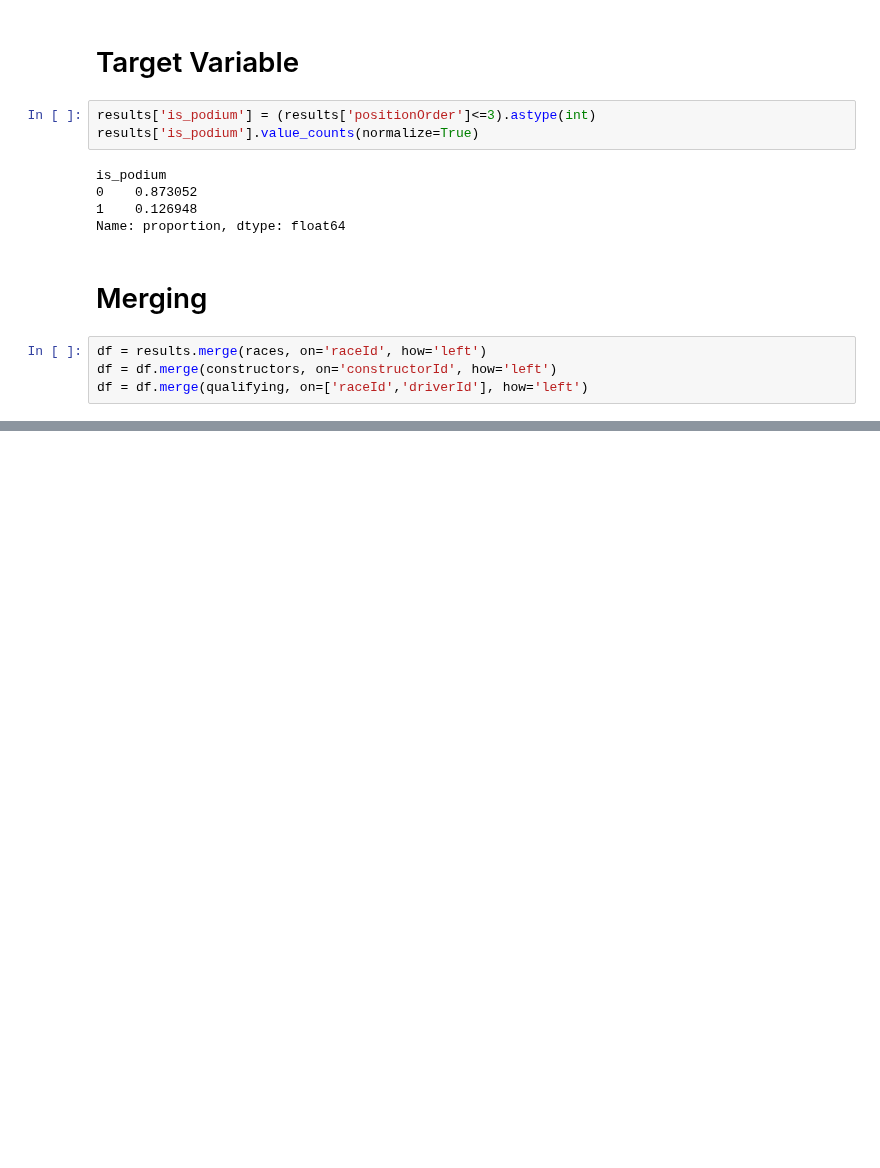
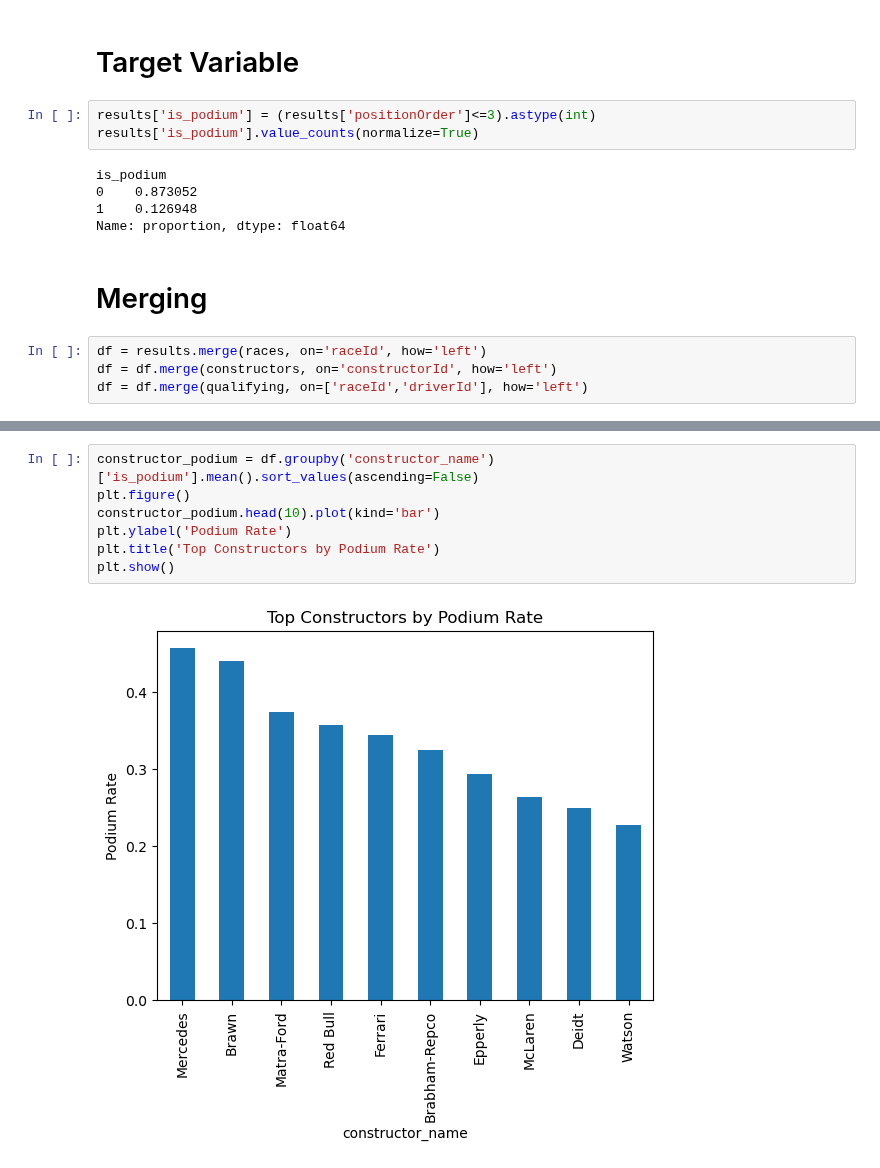
Before and after one commit to MuhdAnasZakwan/f1-predictor, a Jupyter notebook: f1_predictor.ipynb, the cells around one changed output, grey strips where cells are left out. Drawn from its saved outputs; the diff is of its cells as text; blank space fills up the shorter version.

```diff
--- a/f1_predictor.ipynb
+++ b/f1_predictor.ipynb
@@ -148,0 +187,9 @@ df = df.merge(qualifying, on=['raceId','driverId'], how='left')
+# %%
+constructor_podium = df.groupby('constructor_name')['is_podium'].mean().sort_values(ascending=False)
+plt.figure()
+constructor_podium.head(10).plot(kind='bar')
+plt.ylabel('Podium Rate')
+plt.title('Top Constructors by Podium Rate')
+plt.show()
+# %% [output]
+[figure, added]
```
Also changed, not shown: parts of 6 cells of this notebook.
